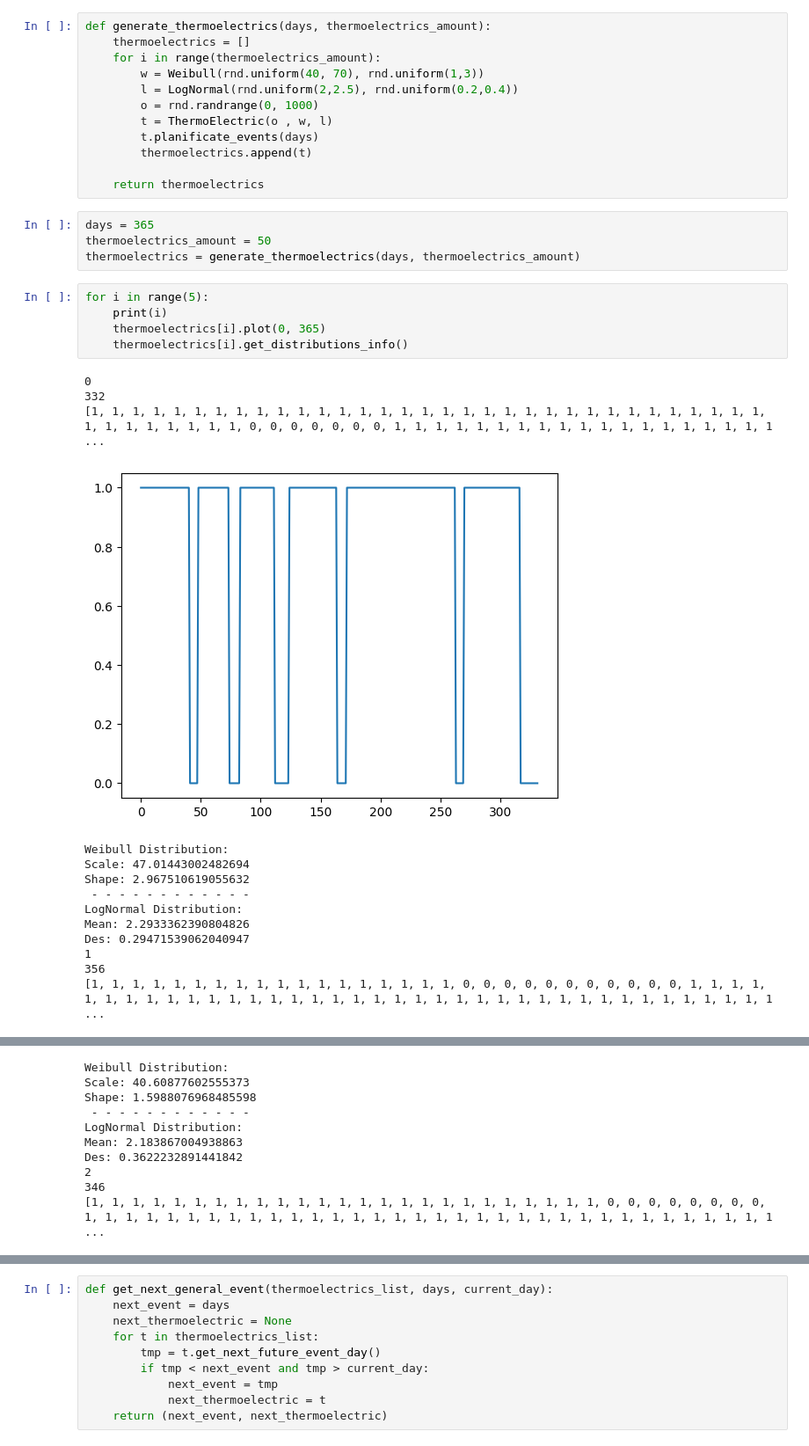
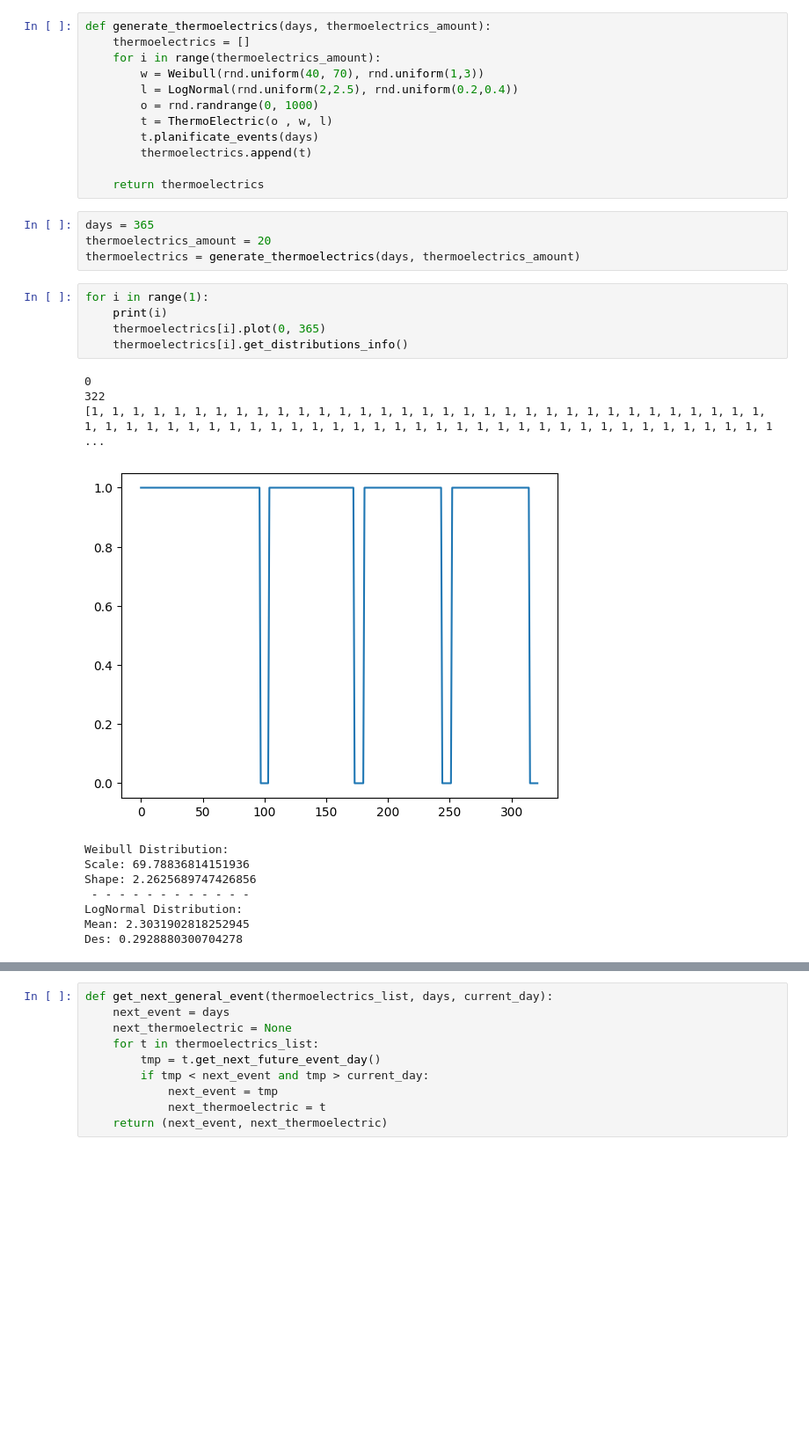
Before and after one commit to DanielMPMatCom/Simulation-First-Project-Thermoelectric, a Jupyter notebook: thermoelectric_simulation.ipynb, the cells around one changed output, grey strips where cells are left out. Shown at 88% size. Cells and saved outputs as stored; diff of their text form; blank space fills up the shorter version.

```diff
--- a/thermoelectric_simulation.ipynb
+++ b/thermoelectric_simulation.ipynb
@@ -39,25 +39,22 @@ def generate_thermoelectrics(days, thermoelectrics_amount):
     return thermoelectrics
 # %%
 days = 365
-thermoelectrics_amount = 50
+thermoelectrics_amount = 20
 thermoelectrics = generate_thermoelectrics(days, thermoelectrics_amount)
 # %%
-for i in range(5):
+for i in range(1):
     print(i)
     thermoelectrics[i].plot(0, 365)
     thermoelectrics[i].get_distributions_info()
 # %% [output]
 0
-332
-[1, 1, 1, 1, 1, 1, 1, 1, 1, 1, 1, 1, 1, 1, 1, 1, 1, 1, 1, 1, 1, 1, 1, 1, 1, 1, 1, 1, 1, 1, 1, 1, 1, 1, 1, 1, 1, 1, 1, 1, 1, 0, 0, 0, 0, 0, 0, 0, 1, 1, 1, 1, 1, 1, 1, 1, 1, 1, 1, 1, 1, 1, 1, 1, 1, 1, 1 ...
+322
+[1, 1, 1, 1, 1, 1, 1, 1, 1, 1, 1, 1, 1, 1, 1, 1, 1, 1, 1, 1, 1, 1, 1, 1, 1, 1, 1, 1, 1, 1, 1, 1, 1, 1, 1, 1, 1, 1, 1, 1, 1, 1, 1, 1, 1, 1, 1, 1, 1, 1, 1, 1, 1, 1, 1, 1, 1, 1, 1, 1, 1, 1, 1, 1, 1, 1, 1 ...
-[figure, old version]
+[figure, new version]
 Weibull Distribution:
-Scale: 47.01443002482694
-Shape: 2.967510619055632
+Scale: 69.78836814151936
+Shape: 2.2625689747426856
  - - - - - - - - - - - -
 LogNormal Distribution:
-Mean: 2.2933362390804826
-Des: 0.29471539062040947
-1
-356
-[1, 1, 1, 1, 1, 1, 1, 1, 1, 1, 1, 1, 1, 1, 1, 1, 1, 1, 0, 0, 0, 0, 0, 0, 0, 0, 0, 0, 0, 1, 1, 1, 1, 1, 1, 1, 1, 1, 1, 1, 1, 1, 1, 1, 1, 1, 1, 1, 1, 1, 1, 1, 1, 1, 1, 1, 1, 1, 1, 1, 1, 1, 1, 1, 1, 1, 1 ...
+Mean: 2.3031902818252945
+Des: 0.2928880300704278
@@ -65,10 +60,0 @@ Des: 0.29471539062040947
-Weibull Distribution:
-Scale: 40.60877602555373
-Shape: 1.5988076968485598
- - - - - - - - - - - - -
-LogNormal Distribution:
-Mean: 2.183867004938863
-Des: 0.3622232891441842
-2
-346
-[1, 1, 1, 1, 1, 1, 1, 1, 1, 1, 1, 1, 1, 1, 1, 1, 1, 1, 1, 1, 1, 1, 1, 1, 1, 0, 0, 0, 0, 0, 0, 0, 0, 1, 1, 1, 1, 1, 1, 1, 1, 1, 1, 1, 1, 1, 1, 1, 1, 1, 1, 1, 1, 1, 1, 1, 1, 1, 1, 1, 1, 1, 1, 1, 1, 1, 1 ...
```
Also changed, not shown: parts of 5 cells of this notebook, 1 other file.
